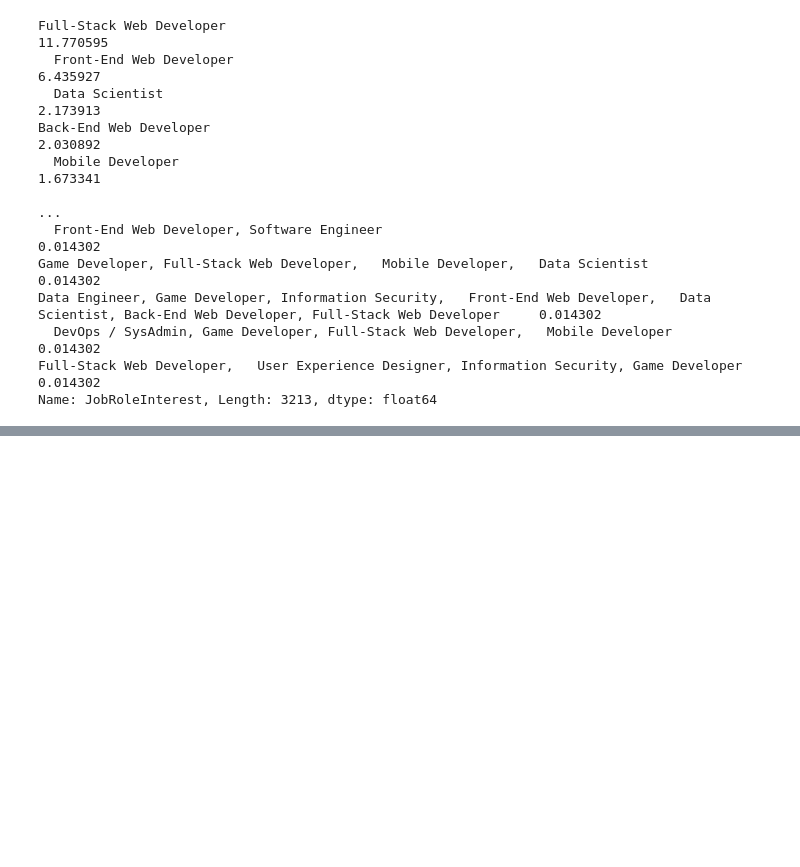
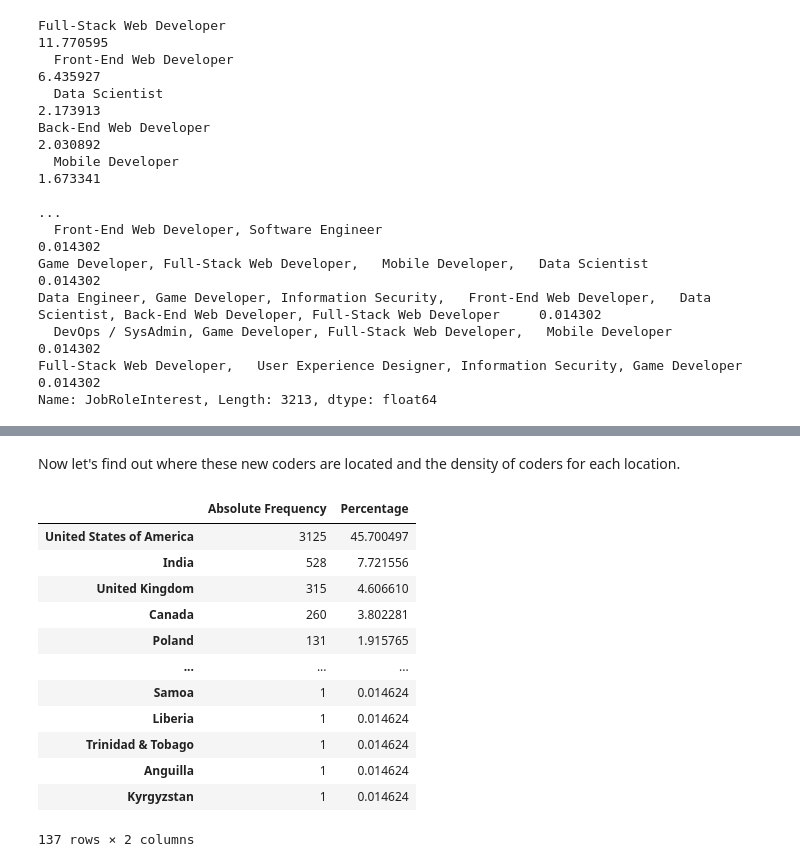
Before and after one commit to branBeckett/data-science-projects, a Jupyter notebook: best-advertising-markets/best-advertising-markets.ipynb, the cells around one changed output, grey strips where cells are left out. Drawn from its saved outputs; the diff is of its cells as text; code cells hidden in the pictures; blank space fills up the shorter version.

```diff
--- a/best-advertising-markets/best-advertising-markets.ipynb
+++ b/best-advertising-markets/best-advertising-markets.ipynb
@@ -35,0 +79,25 @@ Name: JobRoleInterest, Length: 3213, dtype: float64
+# %% [markdown]
+Now let's find out where these new coders are located and the density of coders for each location.
+# %%
+fcc_no_null = fcc[fcc['JobRoleInterest'].notnull()].copy()
+
+absolute_freq = fcc_no_null['CountryLive'].value_counts()
+relative_freq = fcc_no_null['CountryLive'].value_counts(normalize = True) * 100
+
+pd.DataFrame(data = {'Absolute Frequency': absolute_freq,
+                     'Percentage': relative_freq}
+            )
+# %% [output]
+|  | Absolute Frequency | Percentage |
+| United States of America | 3125 | 45.700497 |
+| India | 528 | 7.721556 |
+| United Kingdom | 315 | 4.606610 |
+| Canada | 260 | 3.802281 |
+| Poland | 131 | 1.915765 |
+| ... | ... | ... |
+| Samoa | 1 | 0.014624 |
+| Liberia | 1 | 0.014624 |
+| Trinidad & Tobago | 1 | 0.014624 |
+| Anguilla | 1 | 0.014624 |
+| Kyrgyzstan | 1 | 0.014624 |
+137 rows × 2 columns
```
Also changed, not shown: parts of 4 cells of this notebook.
